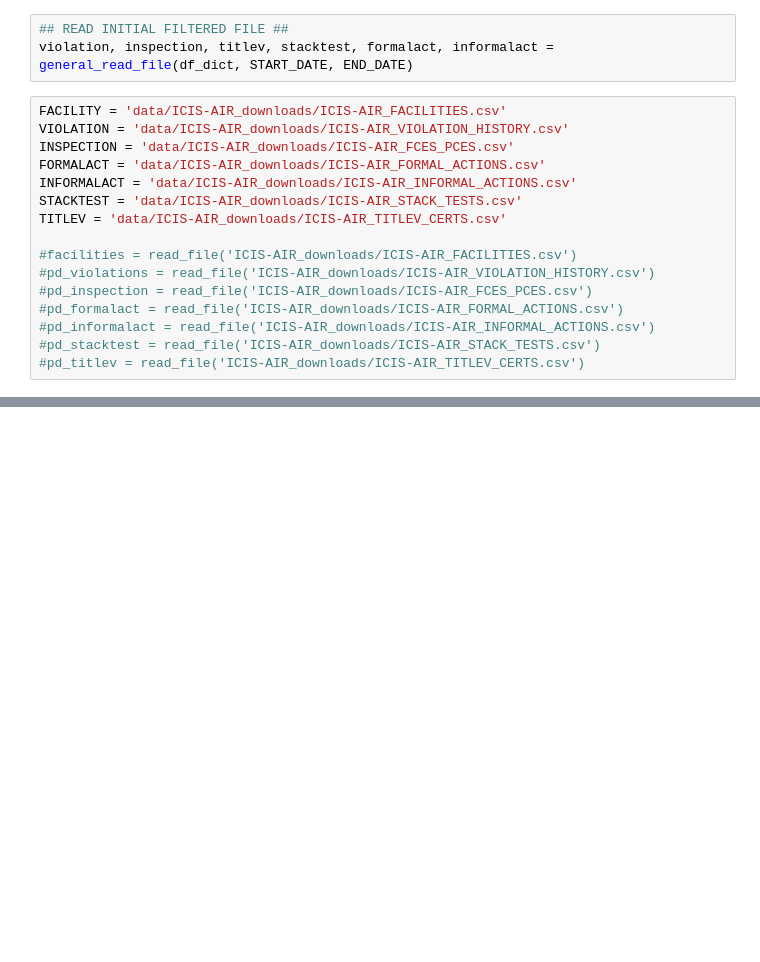
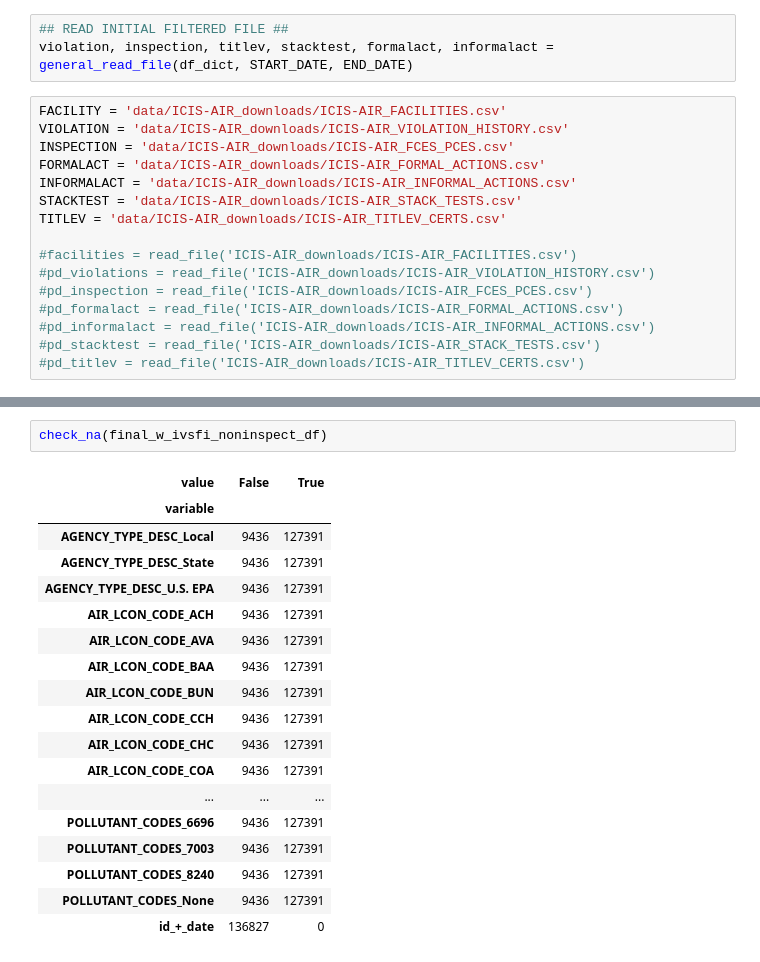
Before and after one commit to Aycrazy/ML_Project, a Jupyter notebook: ICIS-Output&Features.ipynb, the cells around one changed output, grey strips where cells are left out. Drawn from its saved outputs; the diff is of its cells as text; blank space fills up the shorter version.

```diff
--- a/ICIS-Output&Features.ipynb
+++ b/ICIS-Output&Features.ipynb
@@ -233,0 +271,21 @@ feat.shape
+# %%
+check_na(final_w_ivsfi_noninspect_df)
+# %% [output]
+| value | False | True |
+| variable |  |  |
+| AGENCY_TYPE_DESC_Local | 9436 | 127391 |
+| AGENCY_TYPE_DESC_State | 9436 | 127391 |
+| AGENCY_TYPE_DESC_U.S. EPA | 9436 | 127391 |
+| AIR_LCON_CODE_ACH | 9436 | 127391 |
+| AIR_LCON_CODE_AVA | 9436 | 127391 |
+| AIR_LCON_CODE_BAA | 9436 | 127391 |
+| AIR_LCON_CODE_BUN | 9436 | 127391 |
+| AIR_LCON_CODE_CCH | 9436 | 127391 |
+| AIR_LCON_CODE_CHC | 9436 | 127391 |
+| AIR_LCON_CODE_COA | 9436 | 127391 |
+| ... | ... | ... |
+| POLLUTANT_CODES_6696 | 9436 | 127391 |
+| POLLUTANT_CODES_7003 | 9436 | 127391 |
+| POLLUTANT_CODES_8240 | 9436 | 127391 |
+| POLLUTANT_CODES_None | 9436 | 127391 |
+| id_+_date | 136827 | 0 |
```
Also changed, not shown: parts of 21 cells of this notebook, 3 other files.
